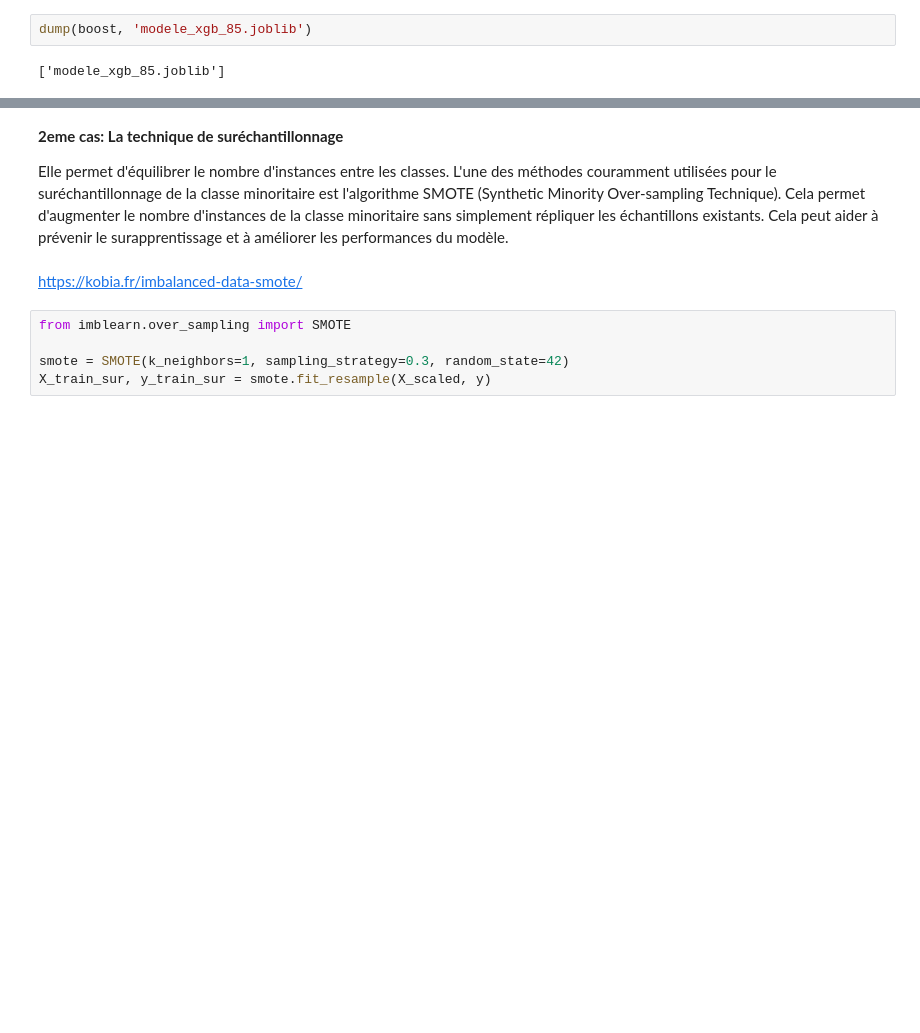
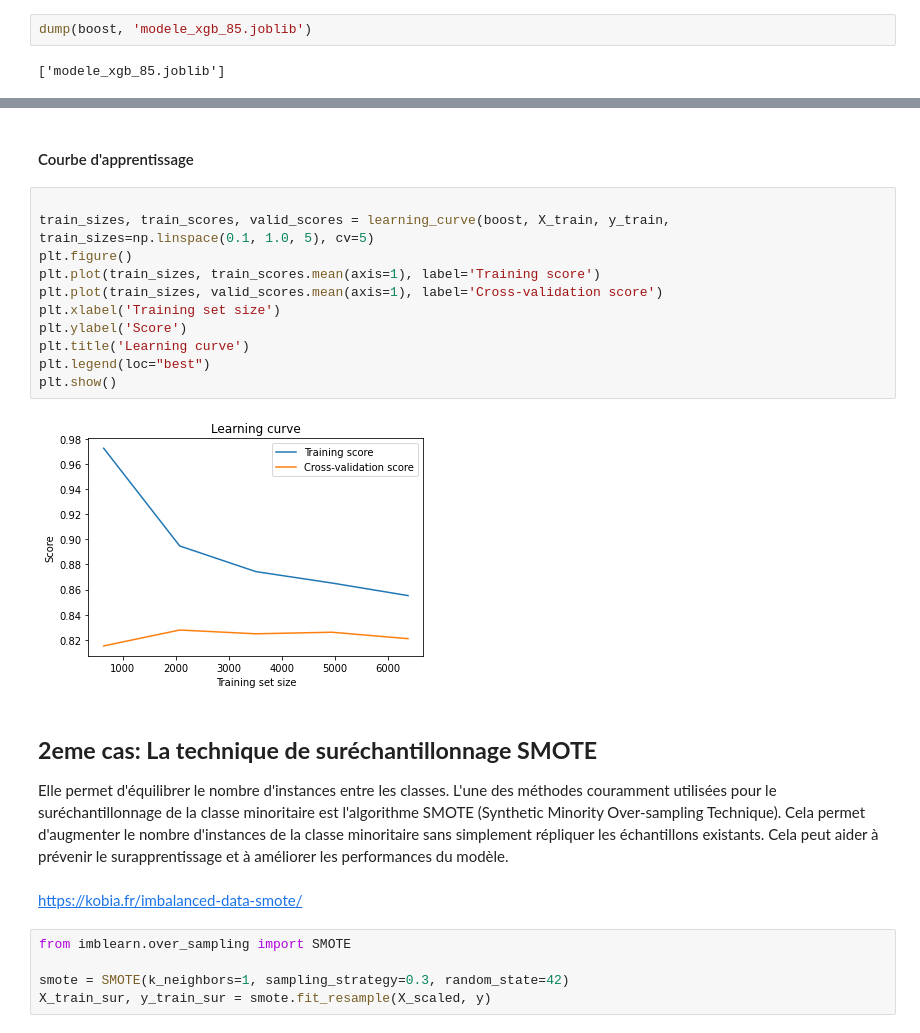
Before and after one commit to Daniblue25/Business-Project, a Jupyter notebook: xgboost/Smote/Training_Smote.ipynb, the cells around one changed output, grey strips where cells are left out. Saved outputs shown, nothing was run; the diff lists cells and outputs as text; blank space fills up the shorter version.

```diff
--- a/xgboost/Smote/Training_Smote.ipynb
+++ b/xgboost/Smote/Training_Smote.ipynb
@@ -197,5 +209,20 @@ Age > Estimated Salary > Balance > CreditScore > NumOfProducts > Geography > Ten
+# %% [markdown]
+#### Courbe d'apprentissage
+# %%
+
+train_sizes, train_scores, valid_scores = learning_curve(boost, X_train, y_train, train_sizes=np.linspace(0.1, 1.0, 5), cv=5)
+plt.figure()
+plt.plot(train_sizes, train_scores.mean(axis=1), label='Training score')
+plt.plot(train_sizes, valid_scores.mean(axis=1), label='Cross-validation score')
+plt.xlabel('Training set size')
+plt.ylabel('Score')
+plt.title('Learning curve')
+plt.legend(loc="best")
+plt.show()
+# %% [output]
+[figure, added]
 # %% [markdown]
-**2eme cas: La technique de suréchantillonnage**
+## **2eme cas: La technique de suréchantillonnage  SMOTE**
 
 Elle permet d'équilibrer le nombre d'instances entre les classes. L'une des méthodes couramment utilisées pour le suréchantillonnage de la classe minoritaire est l'algorithme SMOTE (Synthetic Minority Over-sampling Technique).
 Cela permet d'augmenter le nombre d'instances de la classe minoritaire sans simplement répliquer les échantillons existants. Cela peut aider à prévenir le surapprentissage et à améliorer les performances du modèle.
```
Also changed, not shown: parts of 11 cells of this notebook, 4 other files.
